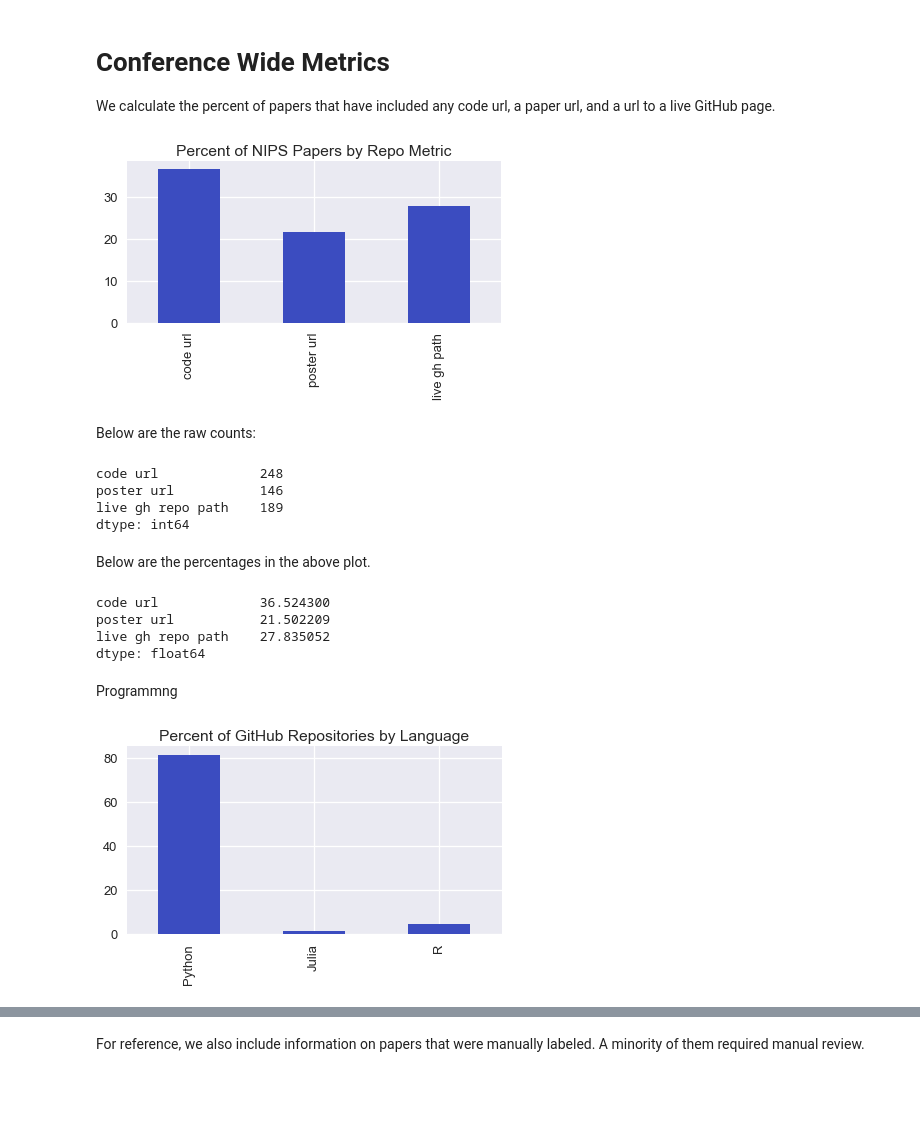
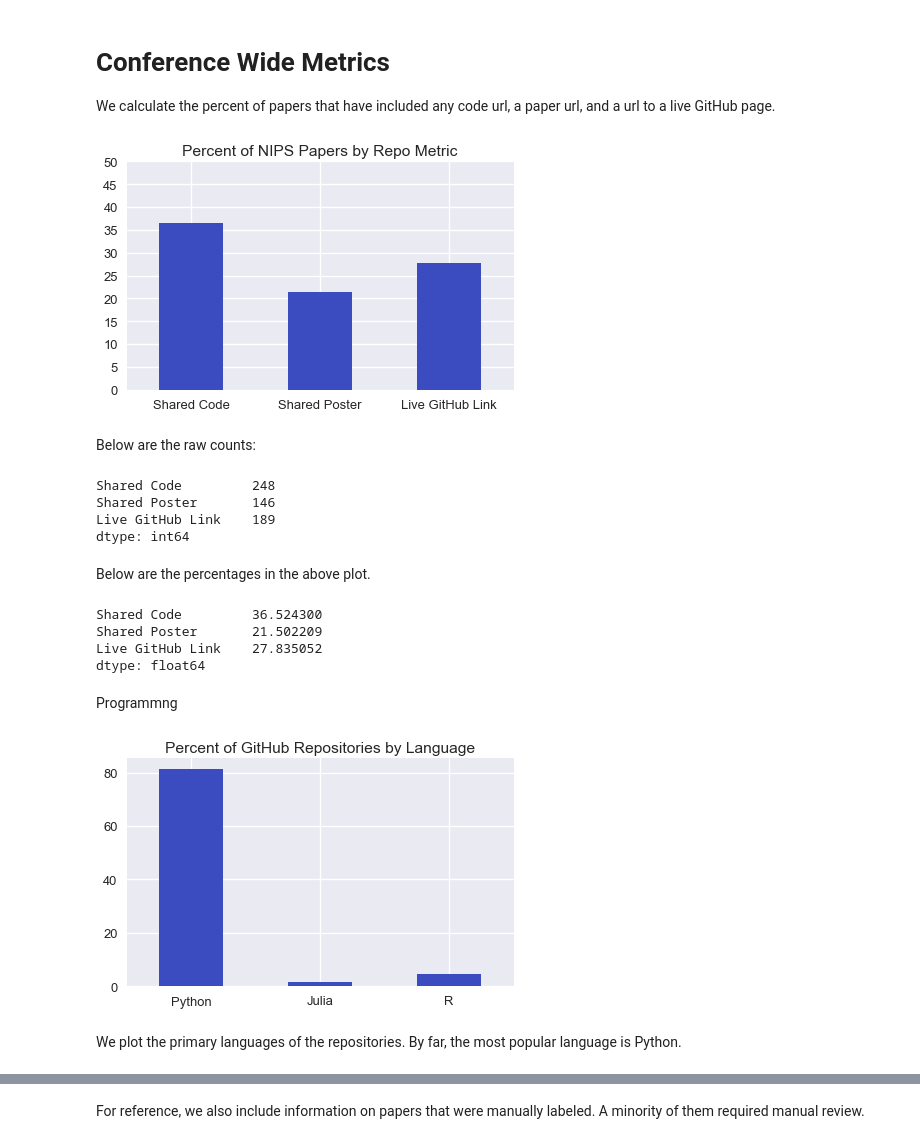
Before and after one commit to jzf2101/r2d_study, a Jupyter notebook: get_data.ipynb, the cells around one changed output, grey strips where cells are left out. Drawn from its saved outputs; the diff is of its cells as text; code cells hidden in the pictures; blank space fills up the shorter version.

```diff
--- a/get_data.ipynb
+++ b/get_data.ipynb
@@ -95,5 +91,3 @@ with suppress(Exception):
     credentials = yaml.load(open('../binder_study/secrets.yml'))
 # %% [markdown]
 For ease of processing, we note URL's that explicitly use the `.git` extension to standardize our data collection.
-# %%
-live_gh['.git'] = live_gh['code_url'].str.split('/').str[4].str[-4:]=='.git'
@@ -206,39 +189,44 @@ We calculate the percent of papers that have included any code url, a paper url,
 # %%
 paper_metrics = (len(papers) - papers.isnull().sum()).loc[['code_url','poster_url']]\
 .append(live_gh[['gh_full_path']].sum())
-paper_metrics.index = ['code url', 'poster url', 'live gh path']
+paper_metrics.index = ['Shared Code', 'Shared Poster', 'Live GitHub Link']
 (100.*paper_metrics/len(papers)).plot(kind='bar', cmap='coolwarm')
 plt.ylabel('')
 plt.xlabel('')
 plt.title('Percent of NIPS Papers by Repo Metric')
+plt.yticks(np.arange(0,55,5))
+plt.xticks(rotation=0)
 plt.tight_layout()
 plt.savefig('paper_metrics.png')
 # %% [output]
-[figure, old version]
+[figure, new version]
 # %% [markdown]
 Below are the raw counts:
 # %%
 paper_metrics
 # %% [output]
-code url             248
-poster url           146
-live gh repo path    189
+Shared Code         248
+Shared Poster       146
+Live GitHub Link    189
 dtype: int64
 # %% [markdown]
 Below are the percentages in the above plot.
 # %%
 (100.*paper_metrics/len(papers))
 # %% [output]
-code url             36.524300
-poster url           21.502209
-live gh repo path    27.835052
+Shared Code         36.524300
+Shared Poster       21.502209
+Live GitHub Link    27.835052
 dtype: float64
 # %% [markdown]
 Programmng
 # %%
 (100*total_gh_metadata[['Python', 'Julia', 'R']].sum()/len(total_gh_metadata)).plot(kind='bar', cmap='coolwarm')
 plt.title('Percent of GitHub Repositories by Language')
+plt.xticks(rotation=0)
 plt.tight_layout()
 plt.savefig('pct_languages.png')
 # %% [output]
-[figure, old version]
+[figure, new version]
+# %% [markdown]
+We plot the primary languages of the repositories. By far, the most popular language is Python.
```
Also changed, not shown: parts of 44 cells of this notebook, 16 other files.
